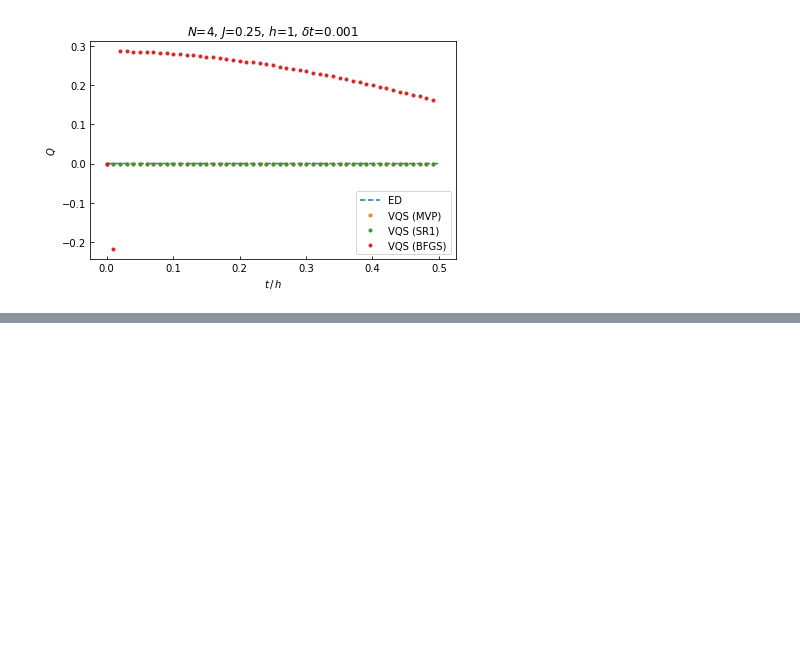
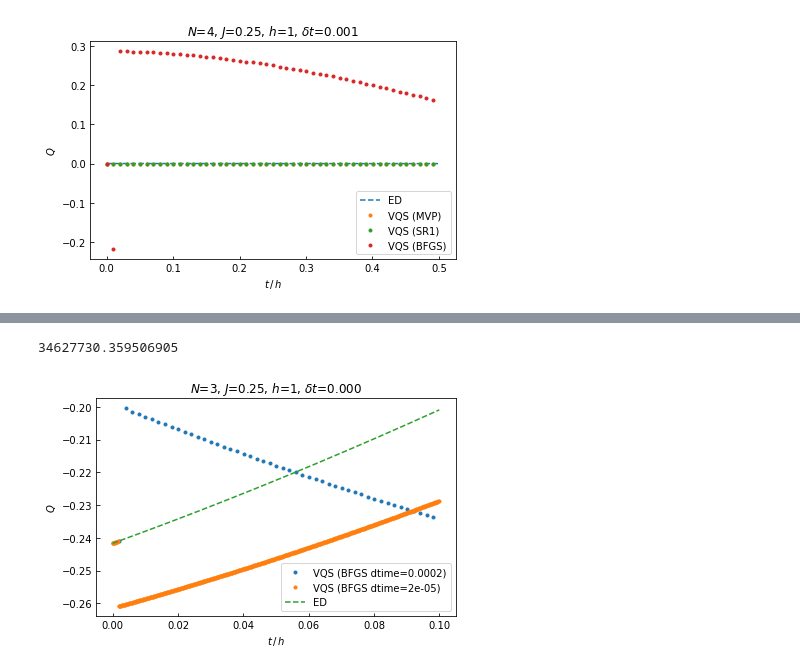
Before and after one commit to Zhelun-Li/quasi-VQS, a Jupyter notebook: quasi-VQS.ipynb, the cells around one changed output, grey strips where cells are left out. Cells and saved outputs as stored; diff of their text form; code cells hidden in the pictures; blank space fills up the shorter version.

```diff
--- a/quasi-VQS.ipynb
+++ b/quasi-VQS.ipynb
@@ -705,7 +705,7 @@ def compute_params_list_quasi_Newton(params_init,num_qubits,num_layers,j_couplin
         output_dict['y'].append(y)
         # params_new = params + delta_params * delta_time
         params_list.append(params_new)
-        if step % 10 == 0:
+        if step % 50 == 0:
             print(f'step {step}: DONE')
             # print(H_mat)
     return np.array(params_list),output_dict
@@ -836,0 +937,7 @@ plt.show()
+# %%
+num_params = (2*num_qubits-1)*num_layers
+params_init = np.random.rand(num_params)*2*np.pi
+
+params_list_VQS_BFGS,output_dict_BFGS = compute_params_list_quasi_Newton(params_init,num_qubits,num_layers,j_coupling,h_coupling,num_steps,time_max,'BFGS')
+
+params_list_VQS_BFGS2,output_dict_BFGS2 = compute_params_list_quasi_Newton(params_init,num_qubits,num_layers,j_coupling,h_coupling,num_steps2,time_max,'BFGS')
@@ -836,0 +962,41 @@ plt.show()
+# %%
+curv=computeCurvature(output_dict_BFGS2['y'],output_dict_BFGS2['s'])
+print(curv.max()/curv.min())
+# %% [output]
+34627730.359506905
+# %%
+state_init = compute_state(params_init,num_qubits,num_layers)
+state_init_rev = map_state_reverse(state_init)
+
+psi_t_ED, mag_list_ED = compute_obs_ED(state_init,num_qubits,j_coupling,h_coupling,time_max,num_steps=num_steps)
+# %%
+mag_list_VQS_BFGS=[]
+for step in range(num_steps):
+    params = params_list_VQS_BFGS[step]
+    mag = compute_magnetization(params,num_qubits,num_layers)
+    mag_list_VQS_BFGS.append(mag)
+
+mag_list_VQS_BFGS2=[]
+for step in range(num_steps2):
+    params = params_list_VQS_BFGS2[step]
+    mag = compute_magnetization(params,num_qubits,num_layers)
+    mag_list_VQS_BFGS2.append(mag)
+# %%
+times_ED = np.linspace(0.0,time_max,num_steps)
+times_VQS = np.linspace(0.0,time_max,num_steps)
+times_VQS2 = np.linspace(0.0,time_max,num_steps2)
+step = 10
+
+plt.plot(times_VQS[::step],mag_list_VQS_BFGS[::step],'.',label='VQS (BFGS dtime={})'.format(delta_time))
+plt.plot(times_VQS2[::step],mag_list_VQS_BFGS2[::step],'.',label='VQS (BFGS dtime={})'.format(delta_time2))
+plt.plot(times_ED, mag_list_ED,'--',label='ED')
+plt.title(f'$N$={num_qubits}, $J$={j_coupling}, $h$={h_coupling}, $\delta t$={time_max/num_steps:.3f}')
+plt.xlabel('$t\, / \, h$')
+plt.ylabel('$Q$')
+# plt.xlim([0,0.1])
+plt.legend()
+plt.tight_layout()
+# plt.savefig(f'magnetization_N{num_qubits}_J{j_coupling}_h{h_coupling}_dt{time_max/num_steps:.2f}_v1.pdf')
+plt.show()
+# %% [output]
+[figure, added]
```
Also changed, not shown: parts of 12 cells of this notebook.
